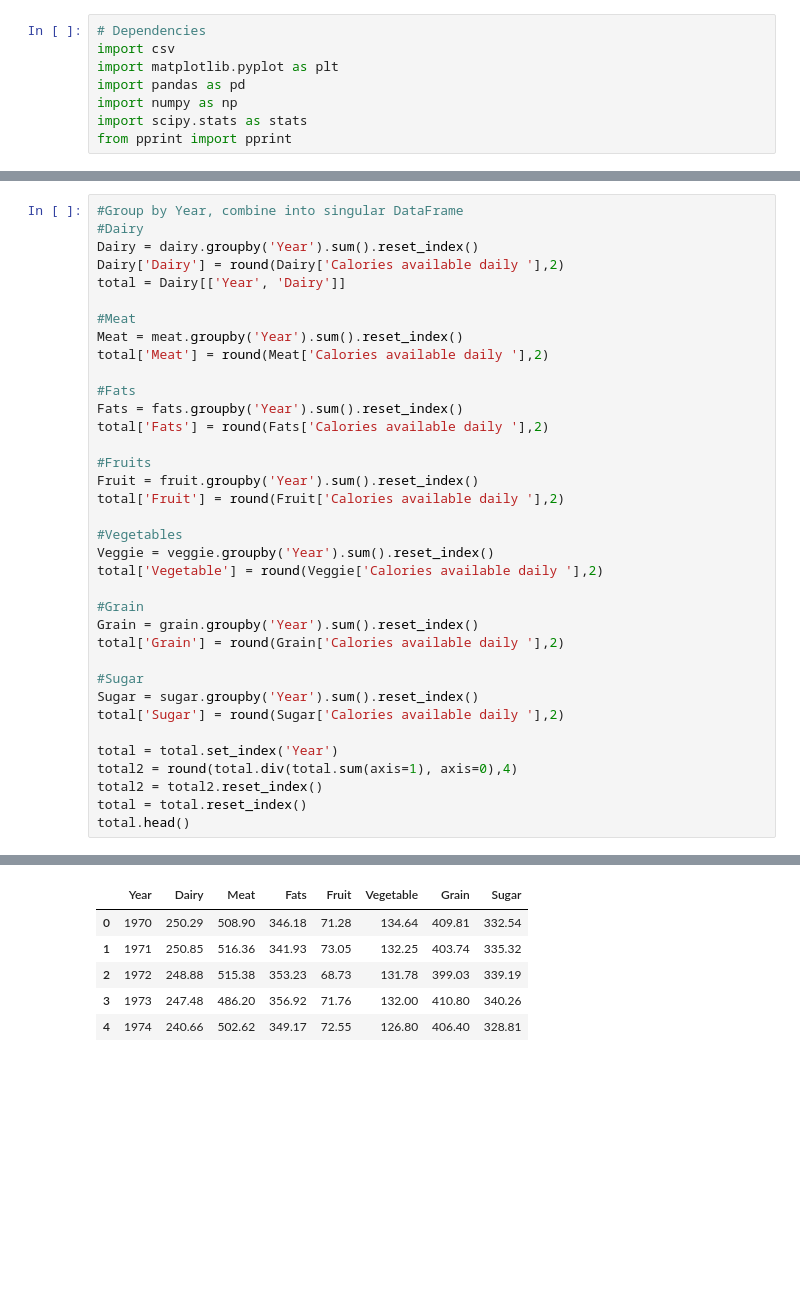
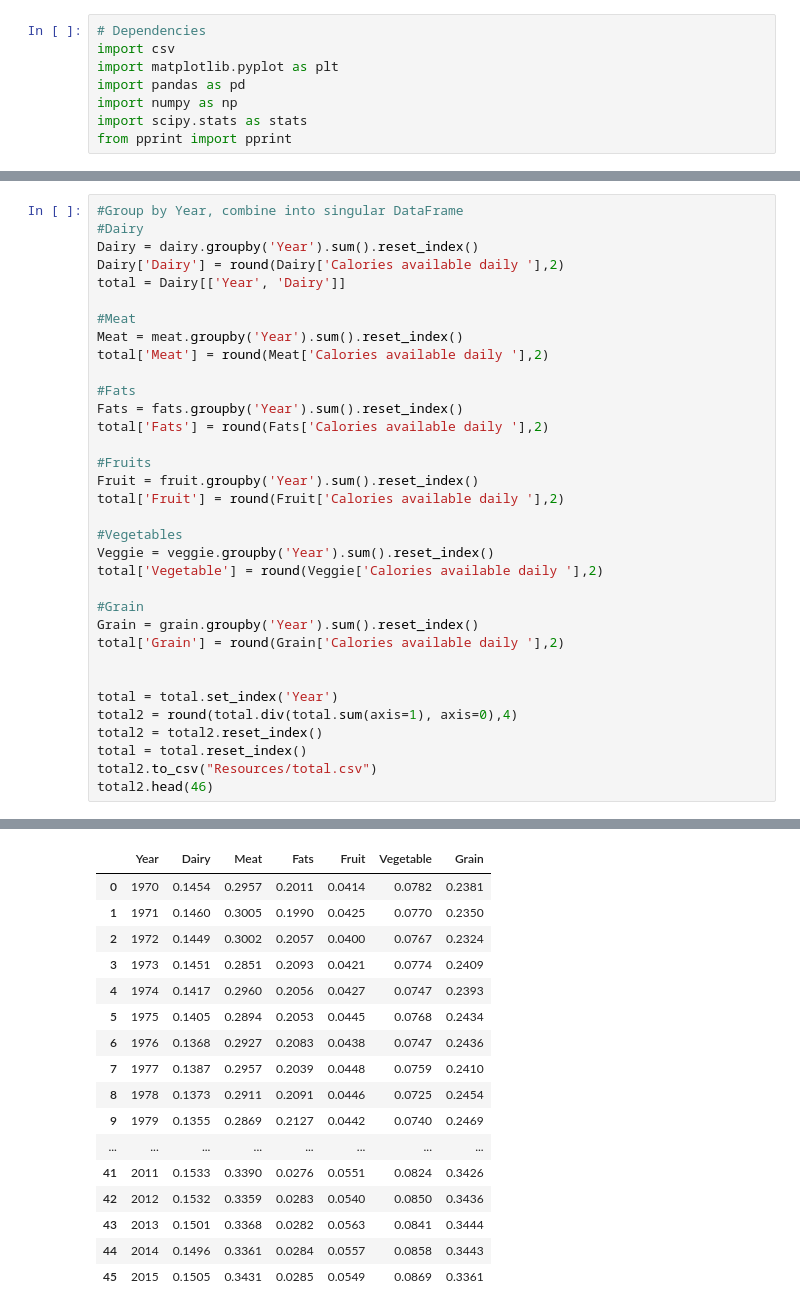
Before and after one commit to TrevorCap/PyramidProductions, a Jupyter notebook: Pyramid.ipynb, the cells around one changed output, grey strips where cells are left out. Drawn from its saved outputs; the diff is of its cells as text; blank space fills up the shorter version.

```diff
--- a/Pyramid.ipynb
+++ b/Pyramid.ipynb
@@ -51,15 +51,13 @@ total['Vegetable'] = round(Veggie['Calories available daily '],2)
 Grain = grain.groupby('Year').sum().reset_index()
 total['Grain'] = round(Grain['Calories available daily '],2)
 
-#Sugar
-Sugar = sugar.groupby('Year').sum().reset_index()
-total['Sugar'] = round(Sugar['Calories available daily '],2)
 
 total = total.set_index('Year')
 total2 = round(total.div(total.sum(axis=1), axis=0),4)
 total2 = total2.reset_index()
 total = total.reset_index()
-total.head()
+total2.to_csv("Resources/total.csv")
+total2.head(46)
 # %% [output]
 A value is trying to be set on a copy of a slice from a DataFrame.
 Try using .loc[row_indexer,col_indexer] = value instead
@@ -77,13 +75,24 @@ Try using .loc[row_indexer,col_indexer] = value instead
 A value is trying to be set on a copy of a slice from a DataFrame.
 Try using .loc[row_indexer,col_indexer] = value instead
 
 See the caveats in the documentation: http://pandas.pydata.org/pandas-docs/stable/indexing.html#indexing-view-versus-copy
-|  | Year | Dairy | Meat | Fats | Fruit | Vegetable | Grain | Sugar |
-| 0 | 1970 | 250.29 | 508.90 | 346.18 | 71.28 | 134.64 | 409.81 | 332.54 |
-| 1 | 1971 | 250.85 | 516.36 | 341.93 | 73.05 | 132.25 | 403.74 | 335.32 |
-| 2 | 1972 | 248.88 | 515.38 | 353.23 | 68.73 | 131.78 | 399.03 | 339.19 |
-| 3 | 1973 | 247.48 | 486.20 | 356.92 | 71.76 | 132.00 | 410.80 | 340.26 |
-| 4 | 1974 | 240.66 | 502.62 | 349.17 | 72.55 | 126.80 | 406.40 | 328.81 |
+|  | Year | Dairy | Meat | Fats | Fruit | Vegetable | Grain |
+| 0 | 1970 | 0.1454 | 0.2957 | 0.2011 | 0.0414 | 0.0782 | 0.2381 |
+| 1 | 1971 | 0.1460 | 0.3005 | 0.1990 | 0.0425 | 0.0770 | 0.2350 |
+| 2 | 1972 | 0.1449 | 0.3002 | 0.2057 | 0.0400 | 0.0767 | 0.2324 |
+| 3 | 1973 | 0.1451 | 0.2851 | 0.2093 | 0.0421 | 0.0774 | 0.2409 |
+| 4 | 1974 | 0.1417 | 0.2960 | 0.2056 | 0.0427 | 0.0747 | 0.2393 |
+| 5 | 1975 | 0.1405 | 0.2894 | 0.2053 | 0.0445 | 0.0768 | 0.2434 |
+| 6 | 1976 | 0.1368 | 0.2927 | 0.2083 | 0.0438 | 0.0747 | 0.2436 |
+| 7 | 1977 | 0.1387 | 0.2957 | 0.2039 | 0.0448 | 0.0759 | 0.2410 |
+| 8 | 1978 | 0.1373 | 0.2911 | 0.2091 | 0.0446 | 0.0725 | 0.2454 |
+| 9 | 1979 | 0.1355 | 0.2869 | 0.2127 | 0.0442 | 0.0740 | 0.2469 |
+| ... | ... | ... | ... | ... | ... | ... | ... |
+| 41 | 2011 | 0.1533 | 0.3390 | 0.0276 | 0.0551 | 0.0824 | 0.3426 |
+| 42 | 2012 | 0.1532 | 0.3359 | 0.0283 | 0.0540 | 0.0850 | 0.3436 |
+| 43 | 2013 | 0.1501 | 0.3368 | 0.0282 | 0.0563 | 0.0841 | 0.3444 |
+| 44 | 2014 | 0.1496 | 0.3361 | 0.0284 | 0.0557 | 0.0858 | 0.3443 |
+| 45 | 2015 | 0.1505 | 0.3431 | 0.0285 | 0.0549 | 0.0869 | 0.3361 |
 # %%
 # Test Graph. Note that the Fats/Grain that were changed will be fixed after we meet on Tueday
 legend = ['Dairy', 'Vegetables', 'Fruit', 'Meat', 'Grain','Fats', 'Sugar']
```
Also changed, not shown: parts of 7 cells of this notebook, 6 other files.
